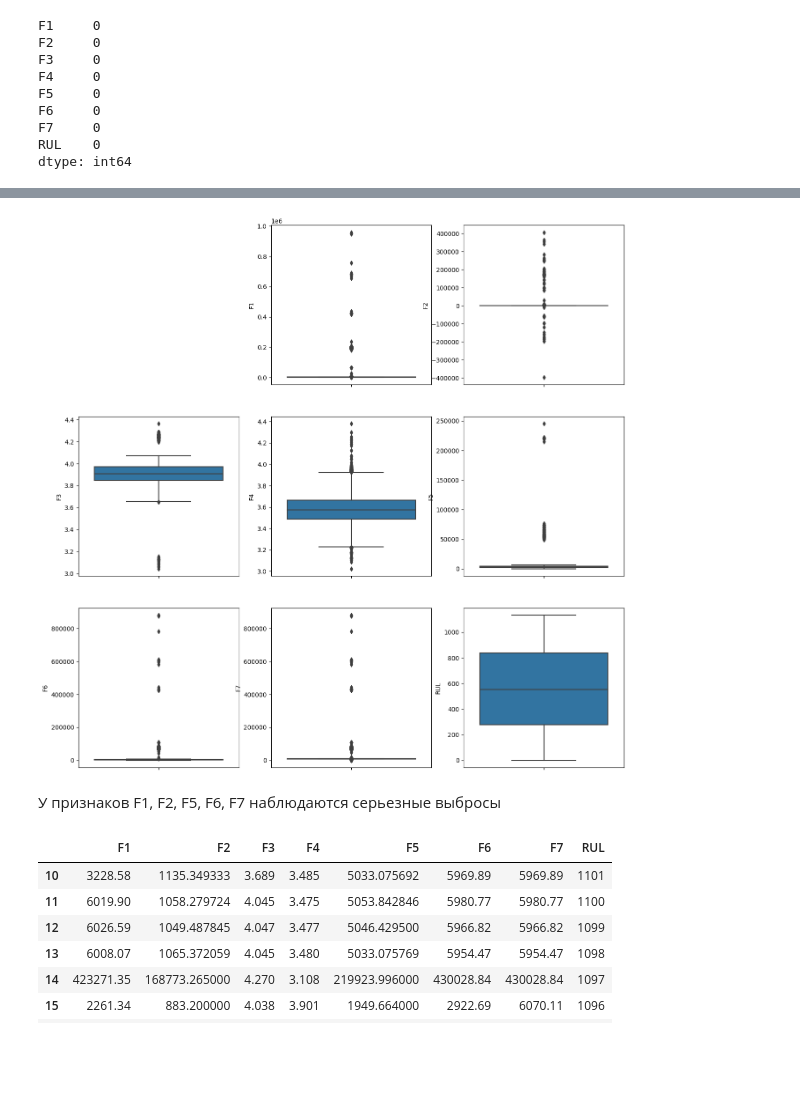
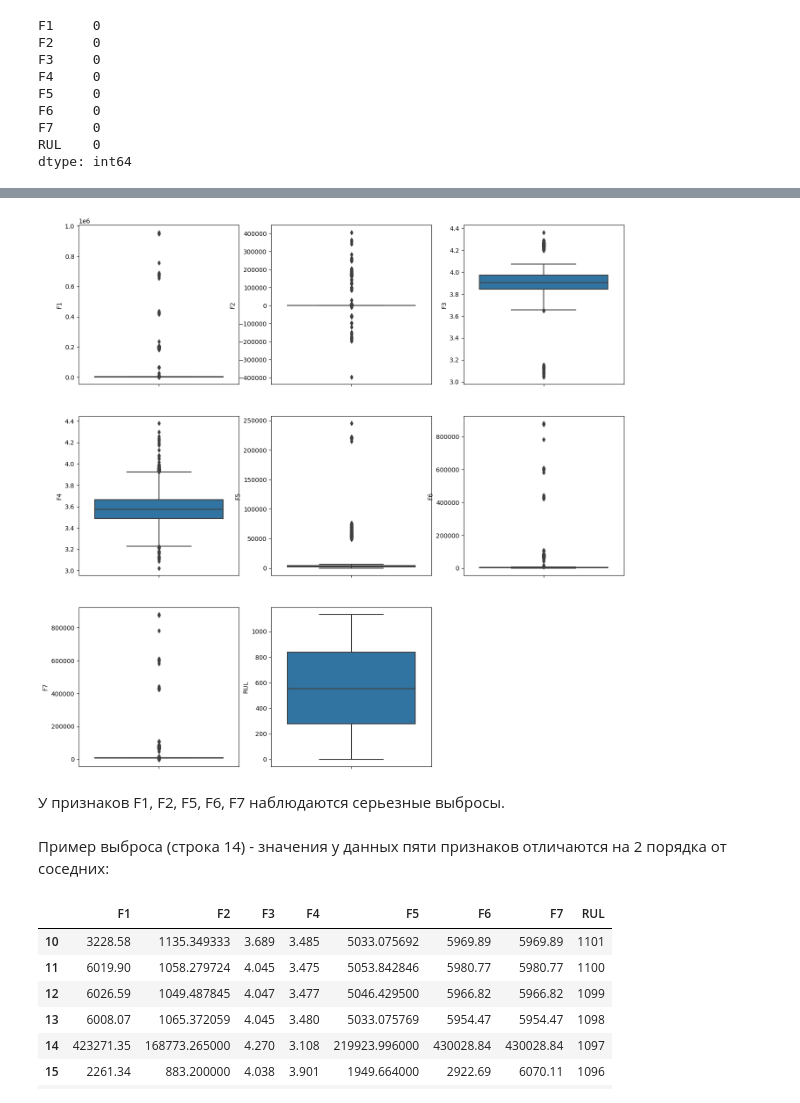
Before and after one commit to petr-larin/BMSTU-Graduate-Qualifying-Project, a Jupyter notebook: model-jupyter/Battery_RUL.ipynb, the cells around one changed output, grey strips where cells are left out. Drawn from its saved outputs; the diff is of its cells as text; code cells hidden in the pictures; blank space fills up the shorter version.

```diff
--- a/model-jupyter/Battery_RUL.ipynb
+++ b/model-jupyter/Battery_RUL.ipynb
@@ -121,7 +126,7 @@ dtype: int64
 plt.figure(figsize=(16,14))
 
 for i,col in enumerate(new_col_labels):
-    plt.subplot(3, 3, i + 2)
+    plt.subplot(3, 3, i + 1)
     sns.histplot(x=col, data=df, bins=100, kde=True)
 
 plt.show()
@@ -130,13 +135,15 @@ plt.show()
 # %%
 plt.figure(figsize=(16,16))
 
 for i,col in enumerate(new_col_labels):
-    plt.subplot(3, 3, i + 2)
+    plt.subplot(3, 3, i + 1)
     sns.boxplot(y=col, data=df)
 
 plt.show()
 # %% [output]
-[figure, old version]
+[figure, new version]
 # %% [markdown]
-У признаков F1, F2, F5, F6, F7 наблюдаются серьезные выбросы
+У признаков F1, F2, F5, F6, F7 наблюдаются серьезные выбросы.
+# %% [markdown]
+Пример выброса (строка 14) - значения у данных пяти признаков отличаются на 2 порядка от соседних:
 # %%
```
Also changed, not shown: parts of 48 cells of this notebook, 9 other files.
